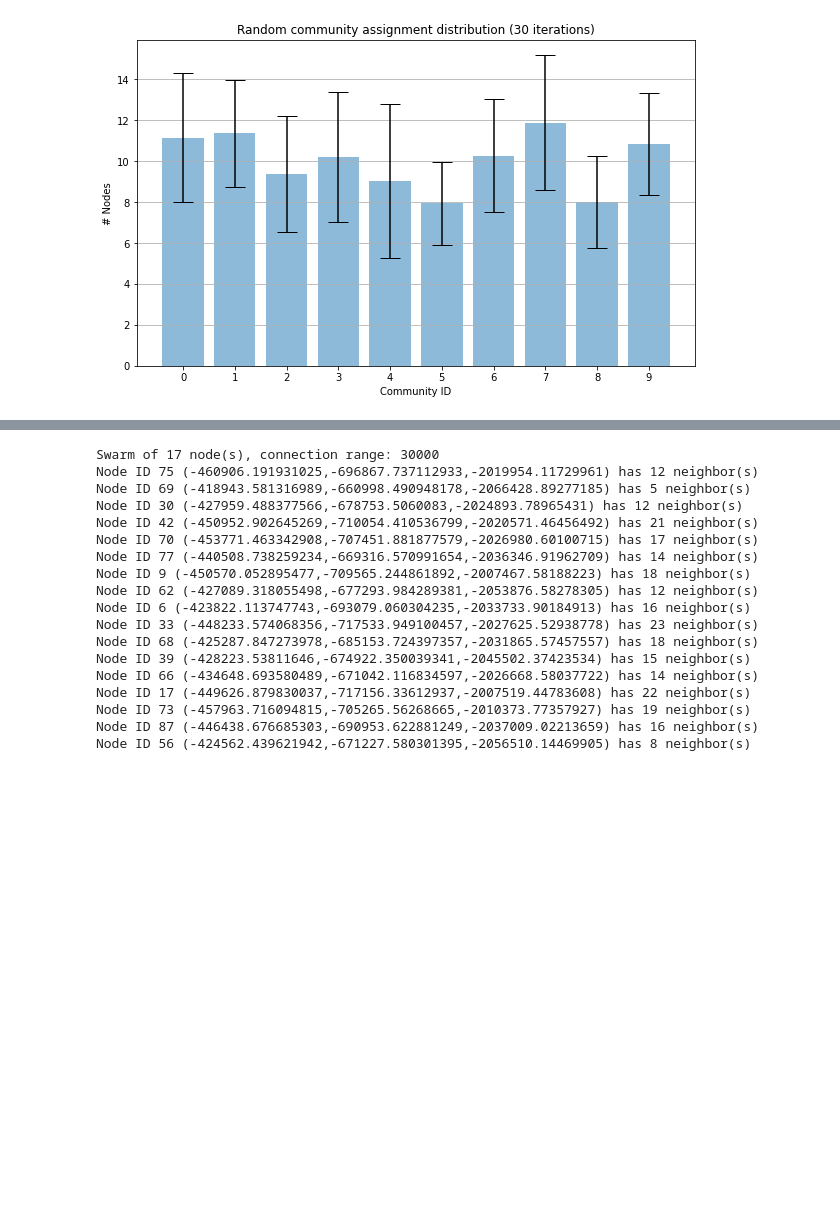
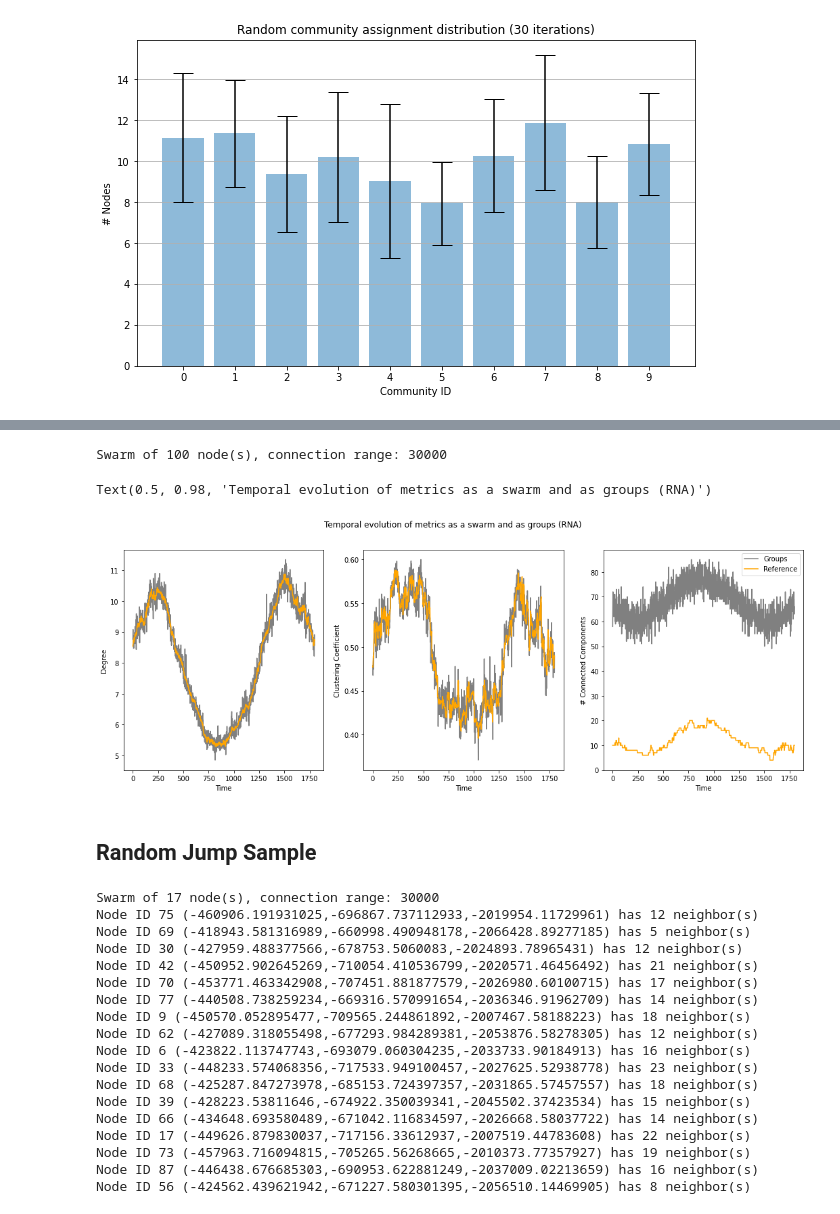
Before and after one commit to eakopyan/SwarmPy_Simulator, a Jupyter notebook: src/network_mining.ipynb, the cells around one changed output, grey strips where cells are left out. Drawn from its saved outputs; the diff is of its cells as text; code cells hidden in the pictures; blank space fills up the shorter version.

Commit message:
Temporal evolution

```diff
--- a/src/network_mining.ipynb
+++ b/src/network_mining.ipynb
@@ -272,0 +278,16 @@ Text(0, 0.5, '# Nodes')
+# %%
+swarm_topo = {}
+time = 1800
+
+for t in range(time):
+    swarm_topo[t] = Swarm(
+        connection_range=CONNECTION_RANGE,
+        nodes=[Node(id, node[str(t)].x, node[str(t)].y, node[str(t)].z) for id,node in satellites.items()]
+    )
+
+print(swarm_topo[10])
+
+for t in swarm_topo.keys():
+    neighbor_matrix = swarm_topo[t].neighbor_matrix()
+# %% [output]
+Swarm of 100 node(s), connection range: 30000
@@ -272,0 +313,8 @@ Text(0, 0.5, '# Nodes')
+# %%
+# Reference temporal evolution
+ref_degree, ref_cluster, ref_cc = [], [], []
+
+for t,swarm in swarm_topo.items():
+    ref_degree.append(np.mean(swarm.degree()))
+    ref_cluster.append(np.mean(swarm.cluster_coef()))
+    ref_cc.append(len(swarm.connected_components()))
@@ -273,3 +335,43 @@ Text(0, 0.5, '# Nodes')
+# %%
+# Group temporal evolution
+group_degree, group_cluster, group_cc = [], [], []
+
+for t,swarms in group_swarms.items():
+    group_degree.append(np.mean([np.mean(sw.degree()) for sw in swarms]))
+    group_cluster.append(np.mean([np.mean(sw.cluster_coef()) for sw in swarms]))
+    group_cc.append(np.sum([len(sw.connected_components()) for sw in swarms]))
+
+len(ref_degree) == len(group_degree)
+# %%
+# Plot the group/reference evolution
+fig,axes = plt.subplots(ncols=3, figsize=(18,6))
+idx = np.arange(len(ref_degree))
+
+ax = axes[0]
+ax.plot(idx, group_degree, c='gray')
+ax.plot(idx, ref_degree, c='orange')
+ax.set_xlabel('Time')
+ax.set_ylabel('Degree')
+
+ax = axes[1]
+ax.plot(idx, group_cluster, c='gray')
+ax.plot(idx, ref_cluster, c='orange')
+ax.set_xlabel('Time')
+ax.set_ylabel('Clustering Coefficient')
+
+ax = axes[2]
+ax.plot(idx, group_cc, c='gray')
+ax.plot(idx, ref_cc, c='orange')
+ax.set_xlabel('Time')
+ax.set_ylabel('# Connected Components')
+ax.legend(['Groups','Reference'])
+
+plt.suptitle('Temporal evolution of metrics as a swarm and as groups (RNA)')
+# %% [output]
+Text(0.5, 0.98, 'Temporal evolution of metrics as a swarm and as groups (RNA)')
+[figure, added]
+# %% [markdown]
+## Random Jump Sample
 # %%
 sample = swarm_data.RD_sample(s=3, rho=0.5, x=10)
 print(sample)
```
Also changed, not shown: parts of 13 cells of this notebook, 1 other file.
